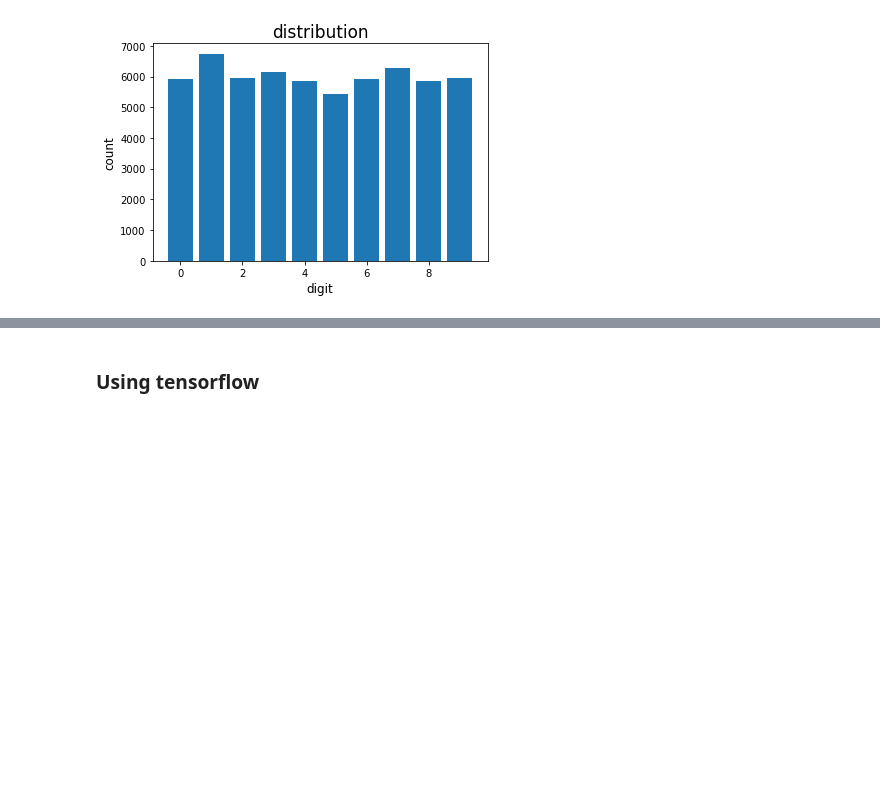
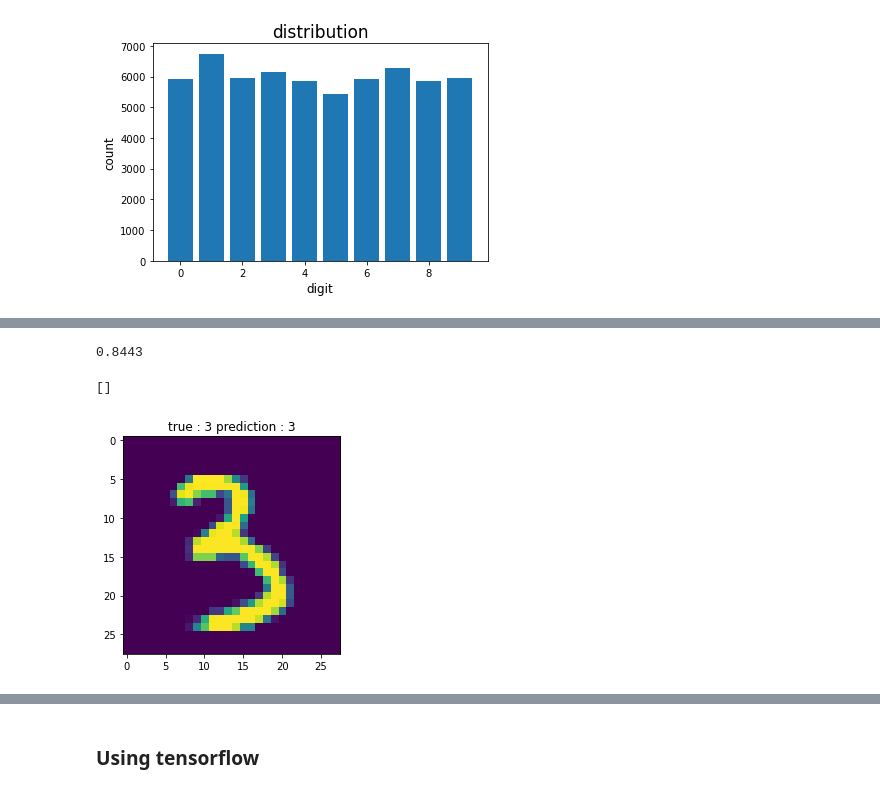
Before and after one commit to yashpundir/ML, a Jupyter notebook: Neural Networks/ANN.ipynb, the cells around one changed output, grey strips where cells are left out. Saved outputs shown, nothing was run; the diff lists cells and outputs as text; code cells hidden in the pictures; blank space fills up the shorter version.

```diff
--- a/Neural Networks/ANN.ipynb
+++ b/Neural Networks/ANN.ipynb
@@ -193,0 +213,13 @@ class shit_NN:
+# %%
+network.accuracy_score(y_pred, Y_test_og)
+# %% [output]
+0.8443
+# %%
+sample = 32
+plt.imshow(X_test.T[:, sample].reshape((28,28)))
+plt.title(f'true : {Y_test_og[sample]} prediction : {y_pred[sample]}')
+plt.plot()
+# lol
+# %% [output]
+[]
+[figure, added]
```
Also changed, not shown: parts of 19 cells of this notebook.
